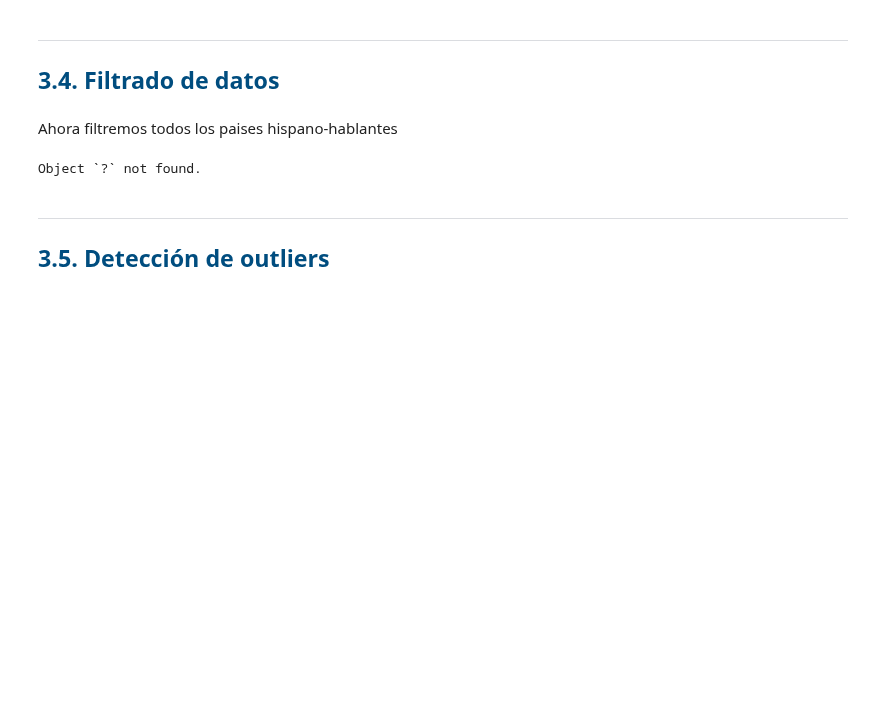
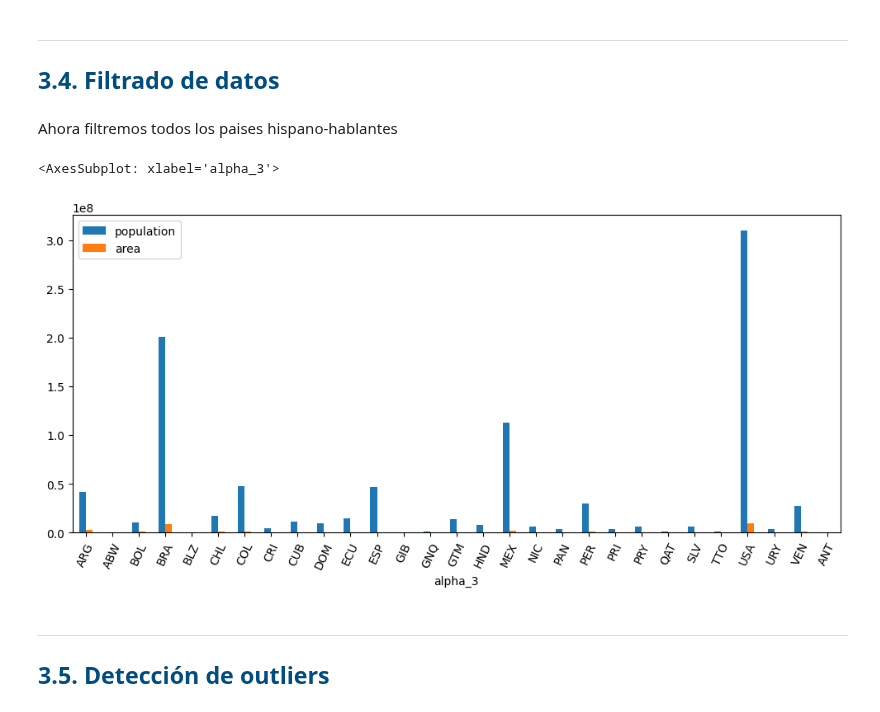
Before and after one commit to oscardbocanegra/udemy, a Jupyter notebook: machine_learning/jupyter_CursoPython/4-section/3.1. Analisis Exploratorio de Datos.ipynb, the cells around one changed output. Drawn from its saved outputs; the diff is of its cells as text; code cells hidden in the pictures; blank space fills up the shorter version.

```diff
--- a/machine_learning/jupyter_CursoPython/4-section/3.1. Analisis Exploratorio de Datos.ipynb
+++ b/machine_learning/jupyter_CursoPython/4-section/3.1. Analisis Exploratorio de Datos.ipynb
@@ -253,9 +253,10 @@ Ahora filtremos todos los paises hispano-hablantes
 # %%
 df_espanol = df.replace(np.nan, '', regex= True)
 df_espanol = df_espanol[df_espanol['languages'].str.contains('es')]
-df_espanol.set_index('alpha_3')[['population', 'area'].plot(kind='bar', rot=65, figsize=(12,5))]
+df_espanol.set_index('alpha_3')[['population', 'area']].plot(kind='bar', rot=65, figsize=(12,5))
 # %% [output]
-Object `?` not found.
+<AxesSubplot: xlabel='alpha_3'>
+[figure, added]
 # %% [markdown]
 ---
 <a id="section35"></a>
```
Also changed, not shown: parts of 7 cells of this notebook.
